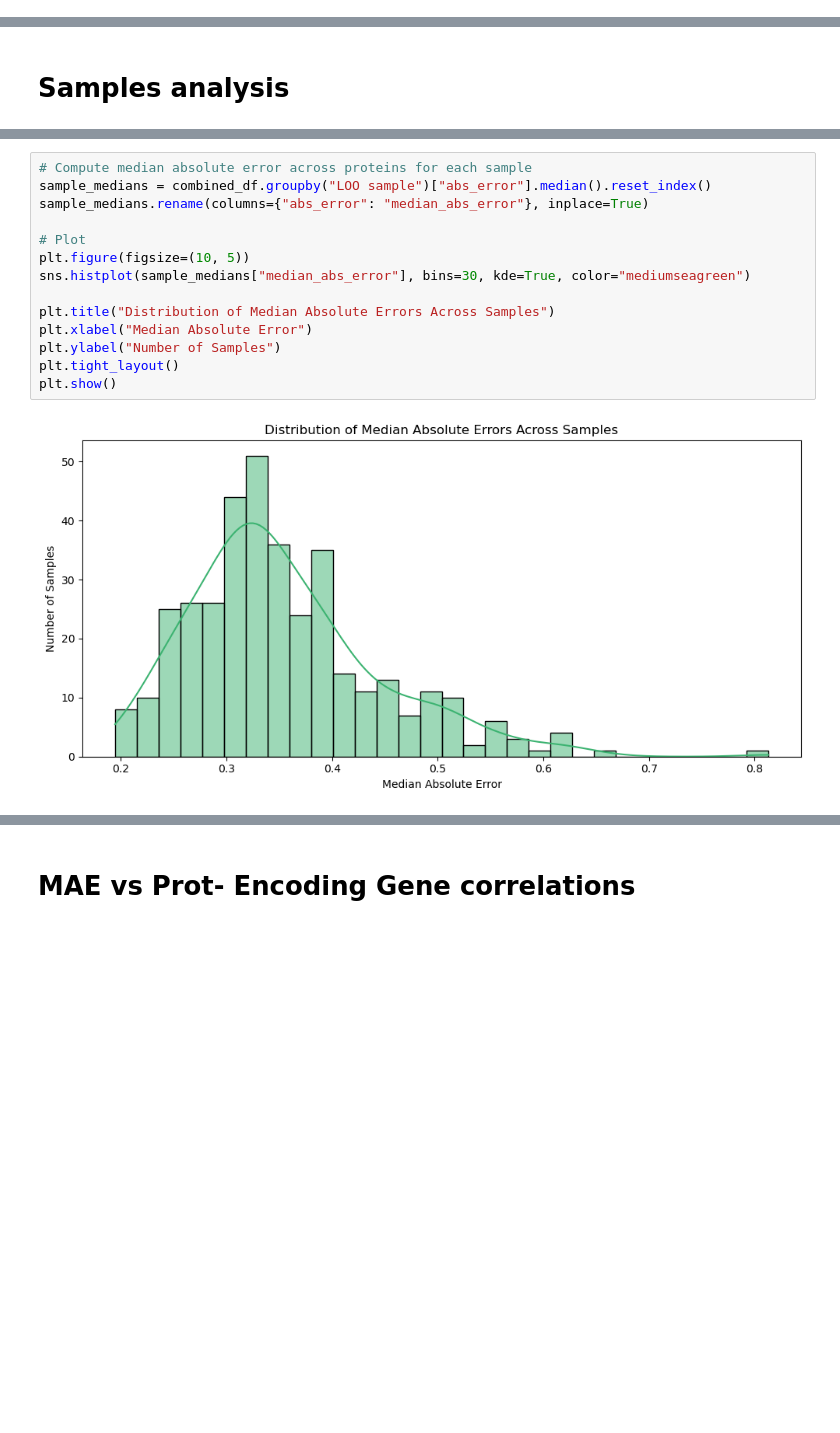
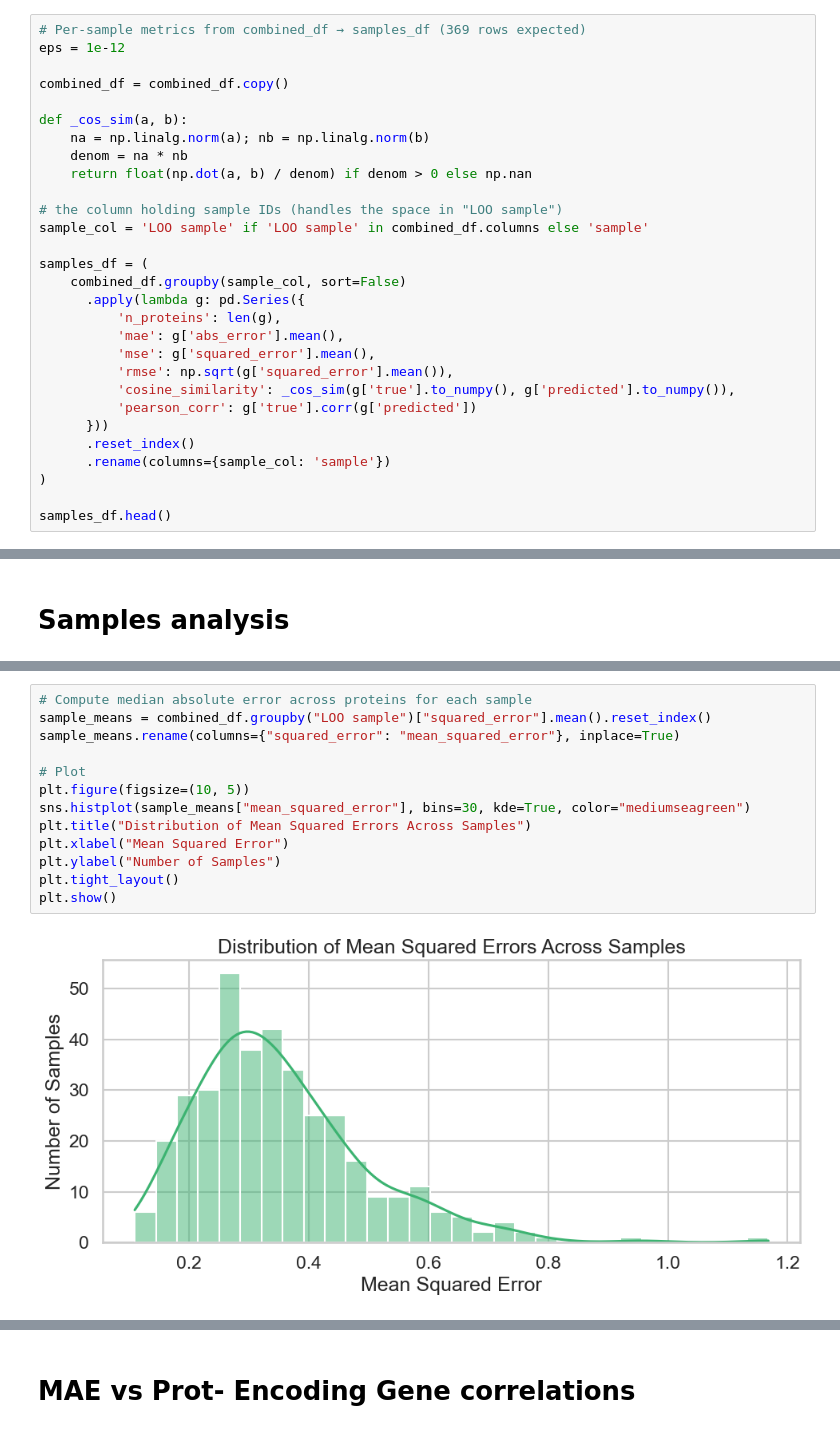
Before and after one commit to flaviocaroli/Cancer-Protein-RNA-research, a Jupyter notebook: 04. xgb/model_results/res_analysis.ipynb, the cells around one changed output, grey strips where cells are left out. Drawn from its saved outputs; the diff is of its cells as text; blank space fills up the shorter version.

```diff
--- a/04. xgb/model_results/res_analysis.ipynb
+++ b/04. xgb/model_results/res_analysis.ipynb
@@ -61,0 +491,29 @@ combined_df.head()
+# %%
+# Per-sample metrics from combined_df → samples_df (369 rows expected)
+eps = 1e-12
+
+combined_df = combined_df.copy()
+
+def _cos_sim(a, b):
+    na = np.linalg.norm(a); nb = np.linalg.norm(b)
+    denom = na * nb
+    return float(np.dot(a, b) / denom) if denom > 0 else np.nan
+
+# the column holding sample IDs (handles the space in "LOO sample")
+sample_col = 'LOO sample' if 'LOO sample' in combined_df.columns else 'sample'
+
+samples_df = (
+    combined_df.groupby(sample_col, sort=False)
+      .apply(lambda g: pd.Series({
+          'n_proteins': len(g),
+          'mae': g['abs_error'].mean(),
+          'mse': g['squared_error'].mean(),
+          'rmse': np.sqrt(g['squared_error'].mean()),
+          'cosine_similarity': _cos_sim(g['true'].to_numpy(), g['predicted'].to_numpy()),
+          'pearson_corr': g['true'].corr(g['predicted'])
+      }))
+      .reset_index()
+      .rename(columns={sample_col: 'sample'})
+)
+
+samples_df.head()
@@ -378,17 +1500,16 @@ sample_error_summary.head()
 # %%
 # Compute median absolute error across proteins for each sample
-sample_medians = combined_df.groupby("LOO sample")["abs_error"].median().reset_index()
-sample_medians.rename(columns={"abs_error": "median_abs_error"}, inplace=True)
+sample_means = combined_df.groupby("LOO sample")["squared_error"].mean().reset_index()
+sample_means.rename(columns={"squared_error": "mean_squared_error"}, inplace=True)
 
 # Plot
 plt.figure(figsize=(10, 5))
-sns.histplot(sample_medians["median_abs_error"], bins=30, kde=True, color="mediumseagreen")
-
-plt.title("Distribution of Median Absolute Errors Across Samples")
-plt.xlabel("Median Absolute Error")
+sns.histplot(sample_means["mean_squared_error"], bins=30, kde=True, color="mediumseagreen")
+plt.title("Distribution of Mean Squared Errors Across Samples")
+plt.xlabel("Mean Squared Error")
 plt.ylabel("Number of Samples")
 plt.tight_layout()
 plt.show()
 # %% [output]
-[figure, old version]
+[figure, new version]
 # %%
```
Also changed, not shown: parts of 98 cells of this notebook, 3 other files.
